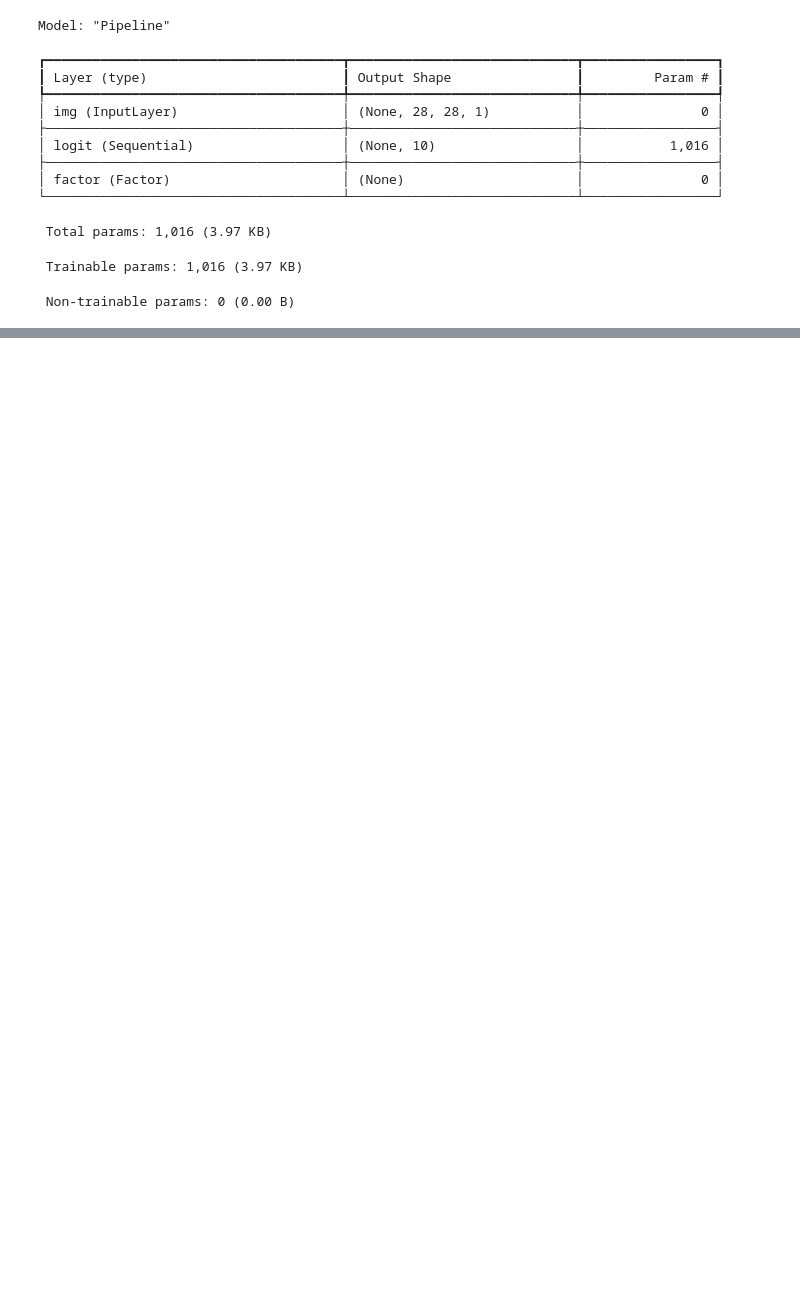
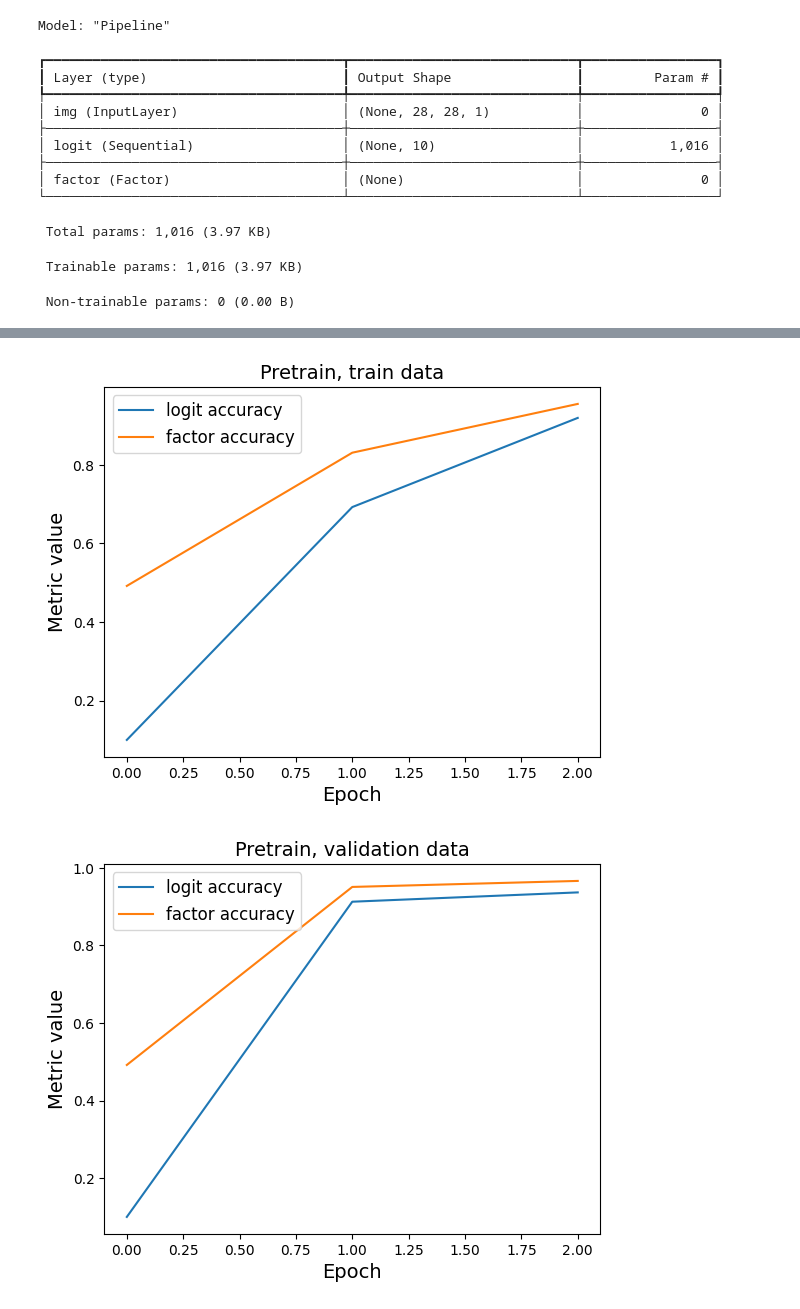
Before and after one commit to archqua/pipeline_training, a Jupyter notebook: mnist_experiment.ipynb, the cells around one changed output, grey strips where cells are left out. Cells and saved outputs as stored; diff of their text form; code cells hidden in the pictures; blank space fills up the shorter version.

```diff
--- a/mnist_experiment.ipynb
+++ b/mnist_experiment.ipynb
@@ -2,11 +2,15 @@
 <a href="https://colab.research.google.com/github/archqua/pipeline_training/blob/master/mnist_experiment.ipynb" target="_parent"><img src="https://colab.research.google.com/assets/colab-badge.svg" alt="Open In Colab"/></a>
 # %%
 parameters = dict(
-    seed  = 12309,
+    pretrain_epochs = 2,
+    train_epochs = 5,
+    base = 2,
+    patience = 1,
     batch = 128,
     metrics = ["accuracy",],
     drift = "flip",
     alg = "greedy",
+    seed  = 12309,
 )
 for p in parameters:
     if p not in locals():
@@ -155,5 +169,7 @@ def factor_labels(model, factoring_layer="factor", duplicate=True):
         return img, factoring_layer.factor(lbl)
     return wrapped
 
+train_ref_factored = train_ref.map(factor_labels(pp))
+val_ref_factored = val_ref.map(factor_labels(pp))
 train_drifted_factored = train_drifted.map(factor_labels(pp))
 val_drifted_factored = val_drifted.map(factor_labels(pp))
@@ -286,0 +386,15 @@ def pipeline_eval_loop(
+# %%
+pretrain_init_metrics = pipeline_eval_loop(pp, train_ref_factored)
+preval_init_metrics = pipeline_eval_loop(pp, val_ref_factored)
+pretrain_metrics, preval_metrics = pipeline_train_loop(
+    pp,
+    train_ref_factored,
+    val_dataset=val_ref_factored,
+    optimizer=tf.keras.optimizers.Adam(),
+    step="cheet",
+    epochs=pretrain_epochs,
+)
+pretrain_metrics = [pretrain_init_metrics] + pretrain_metrics
+preval_metrics = [preval_init_metrics] + preval_metrics
+pretrain_final_metrics = pipeline_eval_loop(pp, train_ref_factored)
+preval_final_metrics = pipeline_eval_loop(pp, val_ref_factored)
@@ -287 +415,10 @@ def pipeline_eval_loop(
+# %%
+plot_pipeline_history(pretrain_metrics, title="Pretrain, train data")
+plt.show()
+plot_pipeline_history(preval_metrics, title="Pretrain, validation data")
+plt.show()
+# TODO store
+# %% [output]
+[figure, added]
+[figure, added]
 # %%
```
Also changed, not shown: parts of 14 cells of this notebook.
